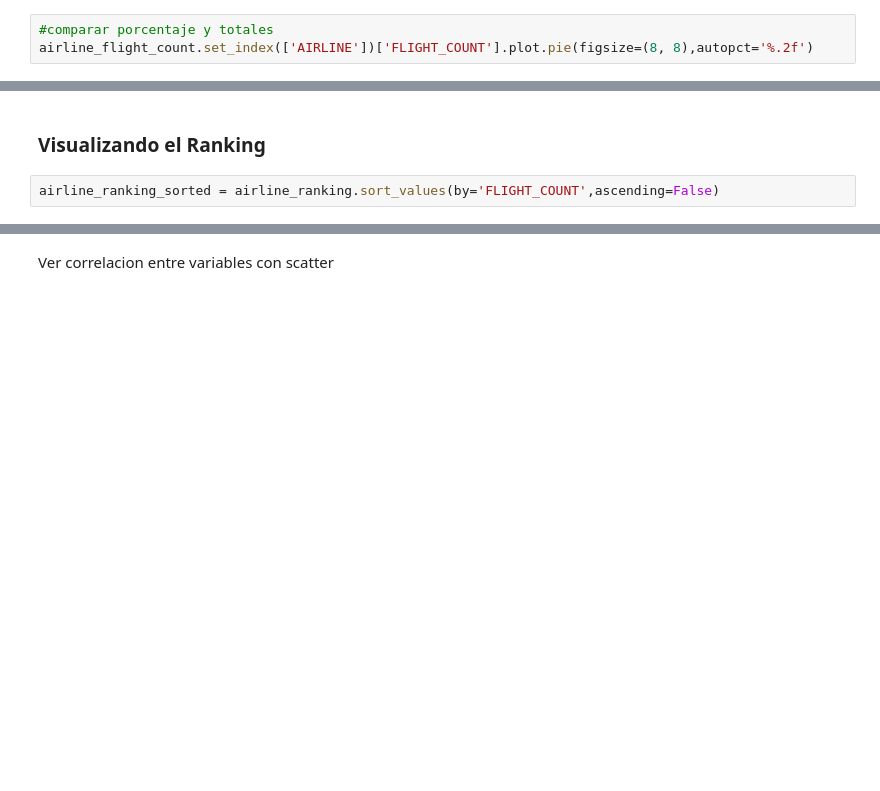
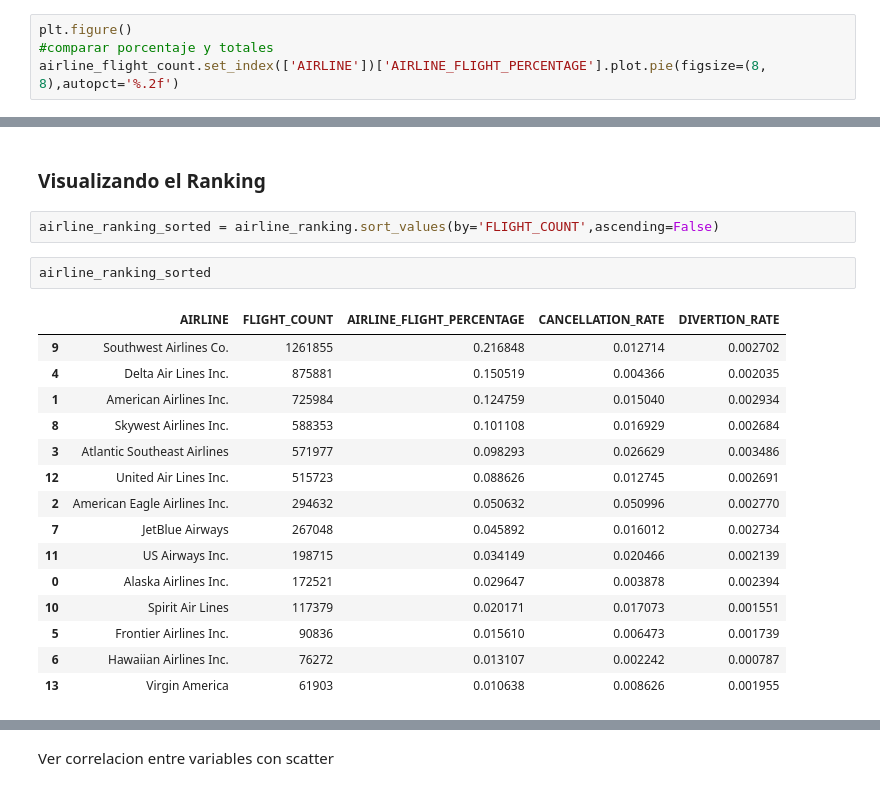
Before and after one commit to idontdomath/datos-exploratory-data-analysis, a Jupyter notebook: class01/03-intro-pandas-flight-delays.ipynb, the cells around one changed output, grey strips where cells are left out. Saved outputs shown, nothing was run; the diff lists cells and outputs as text; blank space fills up the shorter version.

```diff
--- a/class01/03-intro-pandas-flight-delays.ipynb
+++ b/class01/03-intro-pandas-flight-delays.ipynb
@@ -248,5 +735,6 @@ airline_flight_count
 # %% [markdown]
 Podemos realizar tambien algunas verificaciones, como que los porcentajes cierren, etc.
 # %%
+plt.figure()
 #comparar porcentaje y totales
-airline_flight_count.set_index(['AIRLINE'])['FLIGHT_COUNT'].plot.pie(figsize=(8, 8),autopct='%.2f')
+airline_flight_count.set_index(['AIRLINE'])['AIRLINE_FLIGHT_PERCENTAGE'].plot.pie(figsize=(8, 8),autopct='%.2f')
@@ -273,5 +829,23 @@ airline_ranking
 ### Visualizando el Ranking
 # %%
 airline_ranking_sorted = airline_ranking.sort_values(by='FLIGHT_COUNT',ascending=False)
+# %%
+airline_ranking_sorted
+# %% [output]
+|  | AIRLINE | FLIGHT_COUNT | AIRLINE_FLIGHT_PERCENTAGE | CANCELLATION_RATE | DIVERTION_RATE |
+| 9 | Southwest Airlines Co. | 1261855 | 0.216848 | 0.012714 | 0.002702 |
+| 4 | Delta Air Lines Inc. | 875881 | 0.150519 | 0.004366 | 0.002035 |
+| 1 | American Airlines Inc. | 725984 | 0.124759 | 0.015040 | 0.002934 |
+| 8 | Skywest Airlines Inc. | 588353 | 0.101108 | 0.016929 | 0.002684 |
+| 3 | Atlantic Southeast Airlines | 571977 | 0.098293 | 0.026629 | 0.003486 |
+| 12 | United Air Lines Inc. | 515723 | 0.088626 | 0.012745 | 0.002691 |
+| 2 | American Eagle Airlines Inc. | 294632 | 0.050632 | 0.050996 | 0.002770 |
+| 7 | JetBlue Airways | 267048 | 0.045892 | 0.016012 | 0.002734 |
+| 11 | US Airways Inc. | 198715 | 0.034149 | 0.020466 | 0.002139 |
+| 0 | Alaska Airlines Inc. | 172521 | 0.029647 | 0.003878 | 0.002394 |
+| 10 | Spirit Air Lines | 117379 | 0.020171 | 0.017073 | 0.001551 |
+| 5 | Frontier Airlines Inc. | 90836 | 0.015610 | 0.006473 | 0.001739 |
+| 6 | Hawaiian Airlines Inc. | 76272 | 0.013107 | 0.002242 | 0.000787 |
+| 13 | Virgin America | 61903 | 0.010638 | 0.008626 | 0.001955 |
 # %%
 airline_ranking_sorted.reset_index()
```
Also changed, not shown: parts of 76 cells of this notebook, 2 other files.
